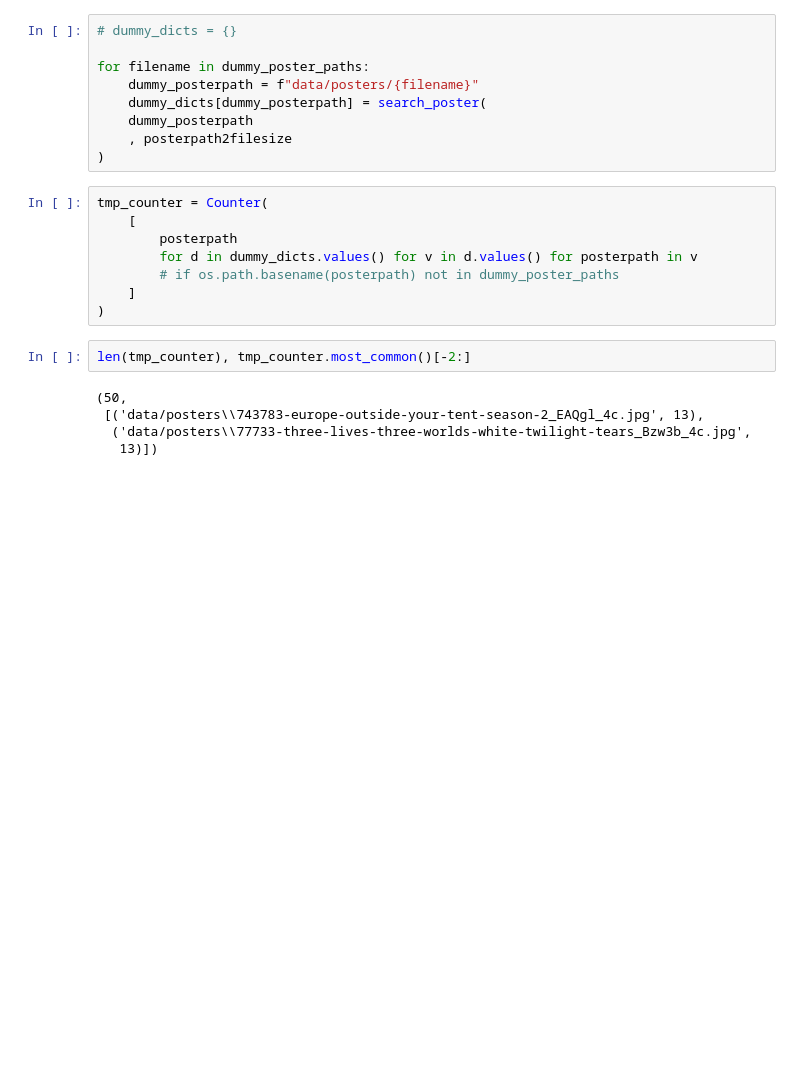
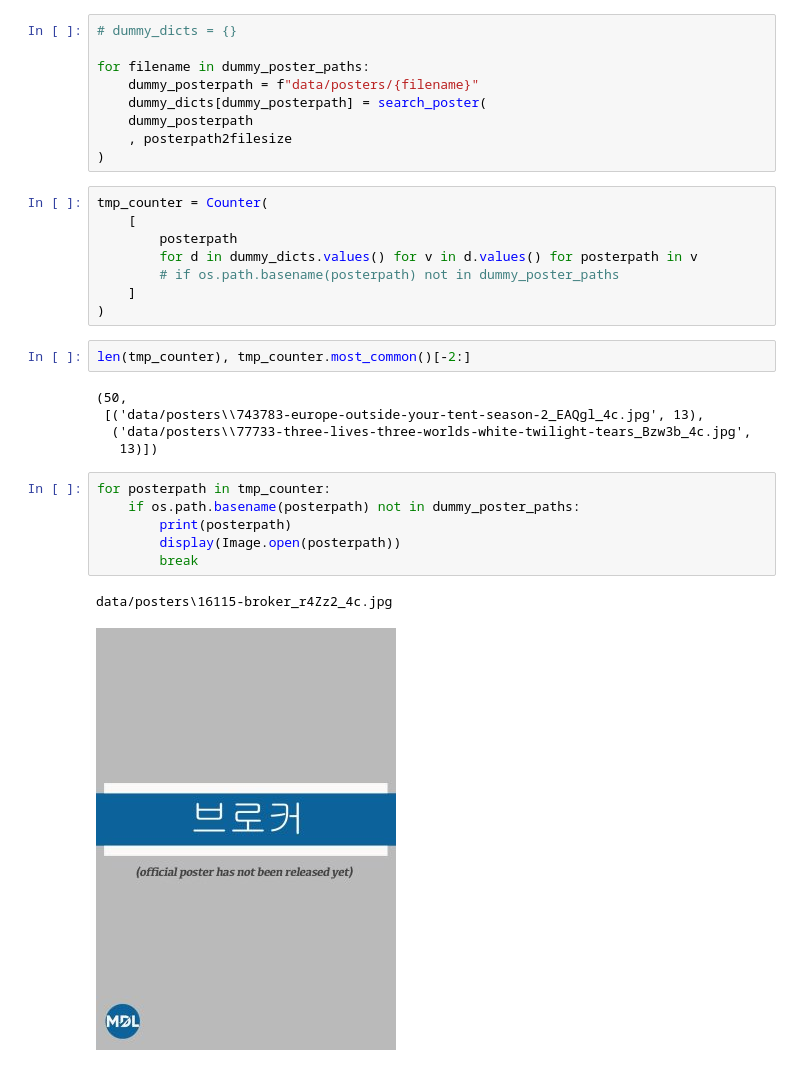
Before and after one commit to lapythie/dora, a Jupyter notebook: notebooks/posters.ipynb, the cells around one changed output. Saved outputs shown, nothing was run; the diff lists cells and outputs as text; blank space fills up the shorter version.

Commit message:
no image available again

```diff
--- a/notebooks/posters.ipynb
+++ b/notebooks/posters.ipynb
@@ -336,3 +336,12 @@ len(tmp_counter), tmp_counter.most_common()[-2:]
  [('data/posters\\743783-europe-outside-your-tent-season-2_EAQgl_4c.jpg', 13),
   ('data/posters\\77733-three-lives-three-worlds-white-twilight-tears_Bzw3b_4c.jpg',
    13)])
+# %%
+for posterpath in tmp_counter:
+    if os.path.basename(posterpath) not in dummy_poster_paths:
+        print(posterpath)
+        display(Image.open(posterpath))
+        break
+# %% [output]
+data/posters\16115-broker_r4Zz2_4c.jpg
+[figure, added]
```
Also changed, not shown: parts of 1 cell of this notebook.
